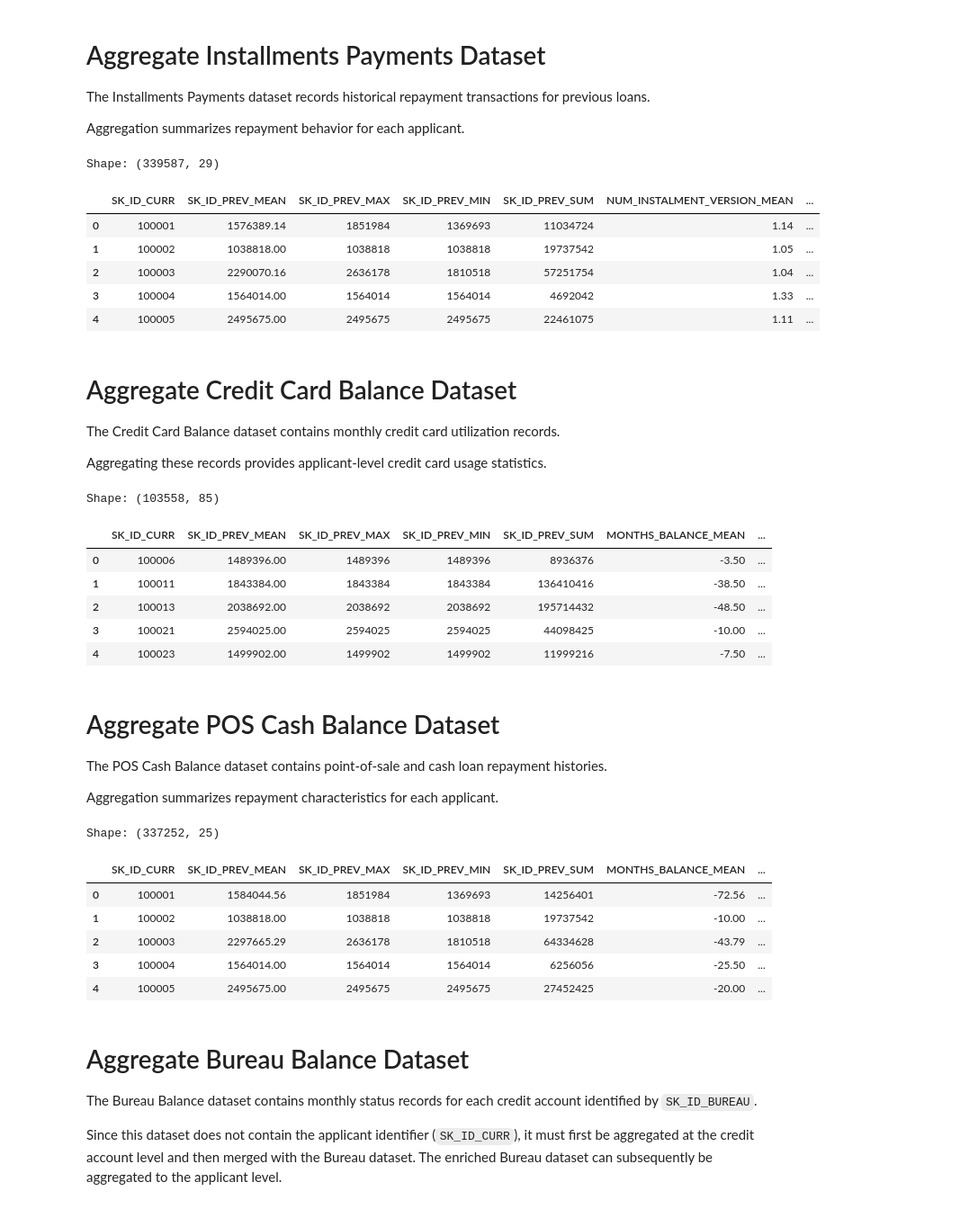
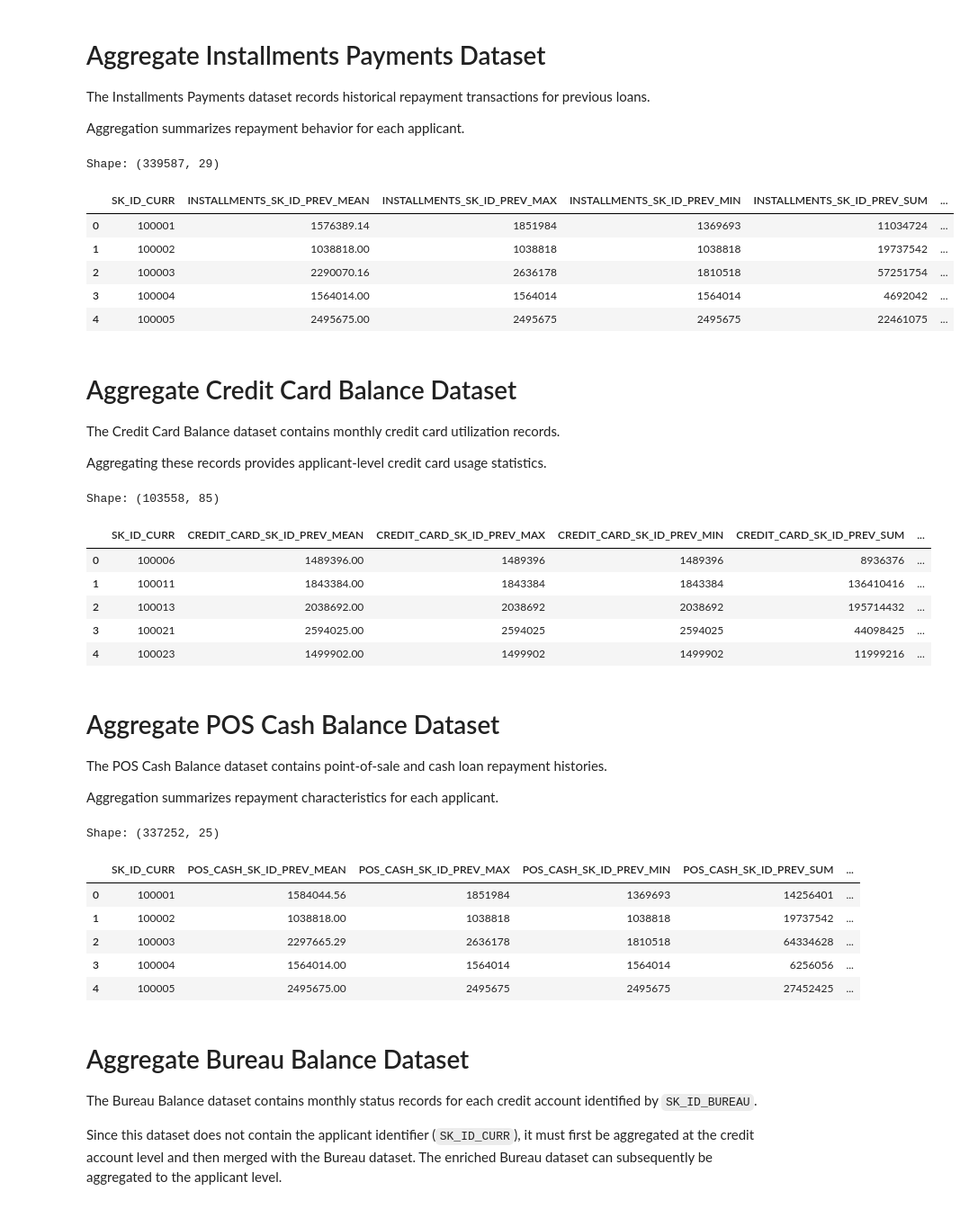
Before and after one commit to ahamril2265/Risk_Detection, a Jupyter notebook: notebooks/02_Data_Preprocessing.ipynb, the cells around one changed output. Shown at 90% size. Drawn from its saved outputs; the diff is of its cells as text; code cells hidden in the pictures.

```diff
--- a/notebooks/02_Data_Preprocessing.ipynb
+++ b/notebooks/02_Data_Preprocessing.ipynb
@@ -793,21 +793,21 @@ Aggregation summarizes repayment behavior for each applicant.
 # %%
 # ============================================================
 # Aggregate Installments
 # ============================================================
 
-installments_agg = aggregate_dataset(installments_df)
+installments_agg = aggregate_dataset(installments_df, prefix="installments")
 
 print("Shape:", installments_agg.shape)
 
 installments_agg.head()
 # %% [output]
 Shape: (339587, 29)
-|  | SK_ID_CURR | SK_ID_PREV_MEAN | SK_ID_PREV_MAX | SK_ID_PREV_MIN | SK_ID_PREV_SUM | NUM_INSTALMENT_VERSION_MEAN | ... |
-| 0 | 100001 | 1576389.14 | 1851984 | 1369693 | 11034724 | 1.14 | ... |
-| 1 | 100002 | 1038818.00 | 1038818 | 1038818 | 19737542 | 1.05 | ... |
-| 2 | 100003 | 2290070.16 | 2636178 | 1810518 | 57251754 | 1.04 | ... |
-| 3 | 100004 | 1564014.00 | 1564014 | 1564014 | 4692042 | 1.33 | ... |
-| 4 | 100005 | 2495675.00 | 2495675 | 2495675 | 22461075 | 1.11 | ... |
+|  | SK_ID_CURR | INSTALLMENTS_SK_ID_PREV_MEAN | INSTALLMENTS_SK_ID_PREV_MAX | INSTALLMENTS_SK_ID_PREV_MIN | INSTALLMENTS_SK_ID_PREV_SUM | ... |
+| 0 | 100001 | 1576389.14 | 1851984 | 1369693 | 11034724 | ... |
+| 1 | 100002 | 1038818.00 | 1038818 | 1038818 | 19737542 | ... |
+| 2 | 100003 | 2290070.16 | 2636178 | 1810518 | 57251754 | ... |
+| 3 | 100004 | 1564014.00 | 1564014 | 1564014 | 4692042 | ... |
+| 4 | 100005 | 2495675.00 | 2495675 | 2495675 | 22461075 | ... |
 # %% [markdown]
 # Aggregate Credit Card Balance Dataset
 
@@ -819,19 +819,19 @@ Aggregating these records provides applicant-level credit card usage statistics.
 # Aggregate Credit Card Dataset
 # ============================================================
 
-credit_card_agg = aggregate_dataset(credit_card_df)
+credit_card_agg = aggregate_dataset(credit_card_df,prefix="credit_card")
 
 print("Shape:", credit_card_agg.shape)
 
 credit_card_agg.head()
 # %% [output]
 Shape: (103558, 85)
-|  | SK_ID_CURR | SK_ID_PREV_MEAN | SK_ID_PREV_MAX | SK_ID_PREV_MIN | SK_ID_PREV_SUM | MONTHS_BALANCE_MEAN | ... |
-| 0 | 100006 | 1489396.00 | 1489396 | 1489396 | 8936376 | -3.50 | ... |
-| 1 | 100011 | 1843384.00 | 1843384 | 1843384 | 136410416 | -38.50 | ... |
-| 2 | 100013 | 2038692.00 | 2038692 | 2038692 | 195714432 | -48.50 | ... |
-| 3 | 100021 | 2594025.00 | 2594025 | 2594025 | 44098425 | -10.00 | ... |
-| 4 | 100023 | 1499902.00 | 1499902 | 1499902 | 11999216 | -7.50 | ... |
+|  | SK_ID_CURR | CREDIT_CARD_SK_ID_PREV_MEAN | CREDIT_CARD_SK_ID_PREV_MAX | CREDIT_CARD_SK_ID_PREV_MIN | CREDIT_CARD_SK_ID_PREV_SUM | ... |
+| 0 | 100006 | 1489396.00 | 1489396 | 1489396 | 8936376 | ... |
+| 1 | 100011 | 1843384.00 | 1843384 | 1843384 | 136410416 | ... |
+| 2 | 100013 | 2038692.00 | 2038692 | 2038692 | 195714432 | ... |
+| 3 | 100021 | 2594025.00 | 2594025 | 2594025 | 44098425 | ... |
+| 4 | 100023 | 1499902.00 | 1499902 | 1499902 | 11999216 | ... |
 # %% [markdown]
 # Aggregate POS Cash Balance Dataset
 
@@ -843,19 +843,19 @@ Aggregation summarizes repayment characteristics for each applicant.
 # Aggregate POS Cash Dataset
 # ============================================================
 
-pos_cash_agg = aggregate_dataset(pos_cash_df)
+pos_cash_agg = aggregate_dataset(pos_cash_df, prefix="pos_cash")
 
 print("Shape:", pos_cash_agg.shape)
 
 pos_cash_agg.head()
 # %% [output]
 Shape: (337252, 25)
-|  | SK_ID_CURR | SK_ID_PREV_MEAN | SK_ID_PREV_MAX | SK_ID_PREV_MIN | SK_ID_PREV_SUM | MONTHS_BALANCE_MEAN | ... |
-| 0 | 100001 | 1584044.56 | 1851984 | 1369693 | 14256401 | -72.56 | ... |
-| 1 | 100002 | 1038818.00 | 1038818 | 1038818 | 19737542 | -10.00 | ... |
-| 2 | 100003 | 2297665.29 | 2636178 | 1810518 | 64334628 | -43.79 | ... |
-| 3 | 100004 | 1564014.00 | 1564014 | 1564014 | 6256056 | -25.50 | ... |
-| 4 | 100005 | 2495675.00 | 2495675 | 2495675 | 27452425 | -20.00 | ... |
+|  | SK_ID_CURR | POS_CASH_SK_ID_PREV_MEAN | POS_CASH_SK_ID_PREV_MAX | POS_CASH_SK_ID_PREV_MIN | POS_CASH_SK_ID_PREV_SUM | ... |
+| 0 | 100001 | 1584044.56 | 1851984 | 1369693 | 14256401 | ... |
+| 1 | 100002 | 1038818.00 | 1038818 | 1038818 | 19737542 | ... |
+| 2 | 100003 | 2297665.29 | 2636178 | 1810518 | 64334628 | ... |
+| 3 | 100004 | 1564014.00 | 1564014 | 1564014 | 6256056 | ... |
+| 4 | 100005 | 2495675.00 | 2495675 | 2495675 | 27452425 | ... |
 # %% [markdown]
 # Aggregate Bureau Balance Dataset
 
```
Also changed, not shown: parts of 9 cells of this notebook, 1 other file.
